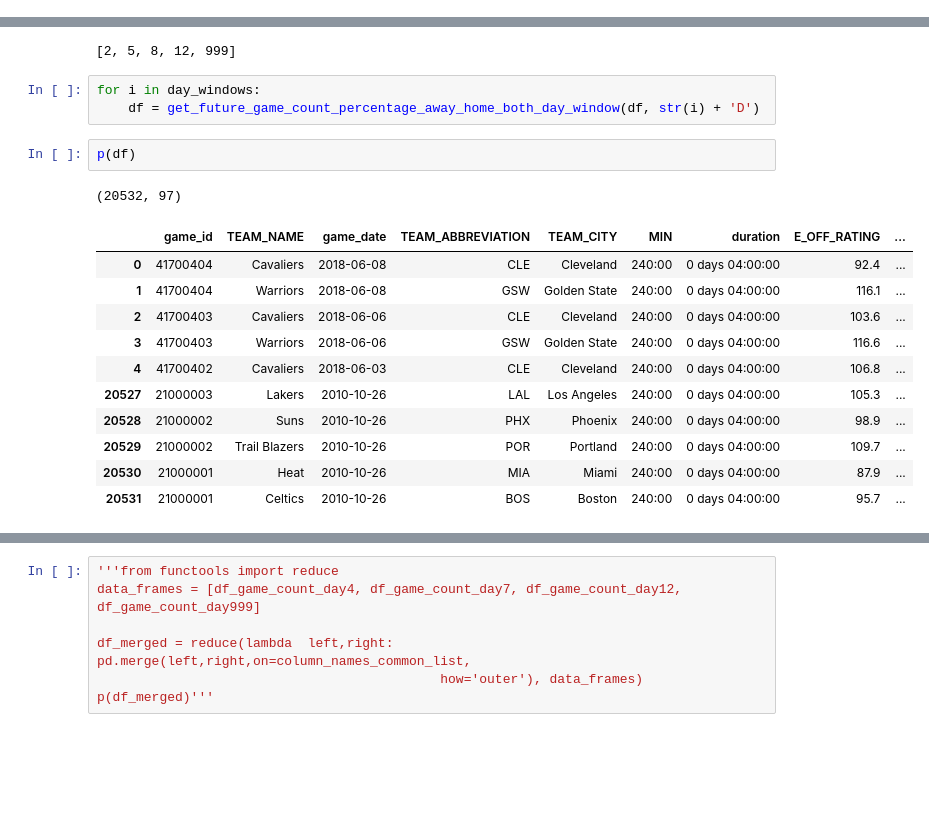
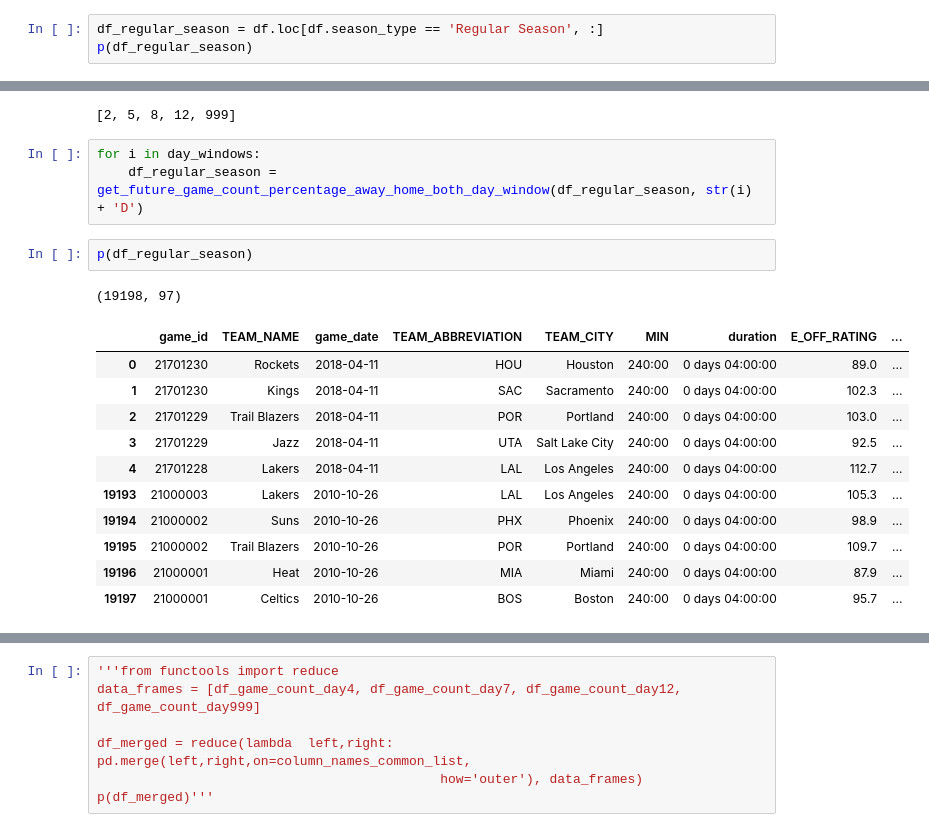
Before and after one commit to pauljacob/DSCapstone2, a Jupyter notebook: 03_Exploratory_Data_Analysis/csvoutput_03_exploratory_data_analysis_66C_future_away_game_count_percentage_day2_5_8_12_999_future_home_game_count_percentage_day2_5_8_12_999_2010_2018.ipynb, the cells around one changed output, grey strips where cells are left out. Cells and saved outputs as stored; diff of their text form; blank space fills up the shorter version.

```diff
--- a/03_Exploratory_Data_Analysis/csvoutput_03_exploratory_data_analysis_66C_future_away_game_count_percentage_day2_5_8_12_999_future_home_game_count_percentage_day2_5_8_12_999_2010_2018.ipynb
+++ b/03_Exploratory_Data_Analysis/csvoutput_03_exploratory_data_analysis_66C_future_away_game_count_percentage_day2_5_8_12_999_future_home_game_count_percentage_day2_5_8_12_999_2010_2018.ipynb
@@ -94,0 +111,3 @@ p(df)
+# %%
+df_regular_season = df.loc[df.season_type == 'Regular Season', :]
+p(df_regular_season)
@@ -162,19 +194,19 @@ day_windows
 [2, 5, 8, 12, 999]
 # %%
 for i in day_windows:
-    df = get_future_game_count_percentage_away_home_both_day_window(df, str(i) + 'D')
+    df_regular_season = get_future_game_count_percentage_away_home_both_day_window(df_regular_season, str(i) + 'D')
 # %%
-p(df)
+p(df_regular_season)
 # %% [output]
-(20532, 97)
+(19198, 97)
 |  | game_id | TEAM_NAME | game_date | TEAM_ABBREVIATION | TEAM_CITY | MIN | duration | E_OFF_RATING | ... |
-| 0 | 41700404 | Cavaliers | 2018-06-08 | CLE | Cleveland | 240:00 | 0 days 04:00:00 | 92.4 | ... |
-| 1 | 41700404 | Warriors | 2018-06-08 | GSW | Golden State | 240:00 | 0 days 04:00:00 | 116.1 | ... |
-| 2 | 41700403 | Cavaliers | 2018-06-06 | CLE | Cleveland | 240:00 | 0 days 04:00:00 | 103.6 | ... |
-| 3 | 41700403 | Warriors | 2018-06-06 | GSW | Golden State | 240:00 | 0 days 04:00:00 | 116.6 | ... |
-| 4 | 41700402 | Cavaliers | 2018-06-03 | CLE | Cleveland | 240:00 | 0 days 04:00:00 | 106.8 | ... |
-| 20527 | 21000003 | Lakers | 2010-10-26 | LAL | Los Angeles | 240:00 | 0 days 04:00:00 | 105.3 | ... |
-| 20528 | 21000002 | Suns | 2010-10-26 | PHX | Phoenix | 240:00 | 0 days 04:00:00 | 98.9 | ... |
-| 20529 | 21000002 | Trail Blazers | 2010-10-26 | POR | Portland | 240:00 | 0 days 04:00:00 | 109.7 | ... |
-| 20530 | 21000001 | Heat | 2010-10-26 | MIA | Miami | 240:00 | 0 days 04:00:00 | 87.9 | ... |
-| 20531 | 21000001 | Celtics | 2010-10-26 | BOS | Boston | 240:00 | 0 days 04:00:00 | 95.7 | ... |
+| 0 | 21701230 | Rockets | 2018-04-11 | HOU | Houston | 240:00 | 0 days 04:00:00 | 89.0 | ... |
+| 1 | 21701230 | Kings | 2018-04-11 | SAC | Sacramento | 240:00 | 0 days 04:00:00 | 102.3 | ... |
+| 2 | 21701229 | Trail Blazers | 2018-04-11 | POR | Portland | 240:00 | 0 days 04:00:00 | 103.0 | ... |
+| 3 | 21701229 | Jazz | 2018-04-11 | UTA | Salt Lake City | 240:00 | 0 days 04:00:00 | 92.5 | ... |
+| 4 | 21701228 | Lakers | 2018-04-11 | LAL | Los Angeles | 240:00 | 0 days 04:00:00 | 112.7 | ... |
+| 19193 | 21000003 | Lakers | 2010-10-26 | LAL | Los Angeles | 240:00 | 0 days 04:00:00 | 105.3 | ... |
+| 19194 | 21000002 | Suns | 2010-10-26 | PHX | Phoenix | 240:00 | 0 days 04:00:00 | 98.9 | ... |
+| 19195 | 21000002 | Trail Blazers | 2010-10-26 | POR | Portland | 240:00 | 0 days 04:00:00 | 109.7 | ... |
+| 19196 | 21000001 | Heat | 2010-10-26 | MIA | Miami | 240:00 | 0 days 04:00:00 | 87.9 | ... |
+| 19197 | 21000001 | Celtics | 2010-10-26 | BOS | Boston | 240:00 | 0 days 04:00:00 | 95.7 | ... |
```
Also changed, not shown: parts of 8 cells of this notebook, 10 other files.
